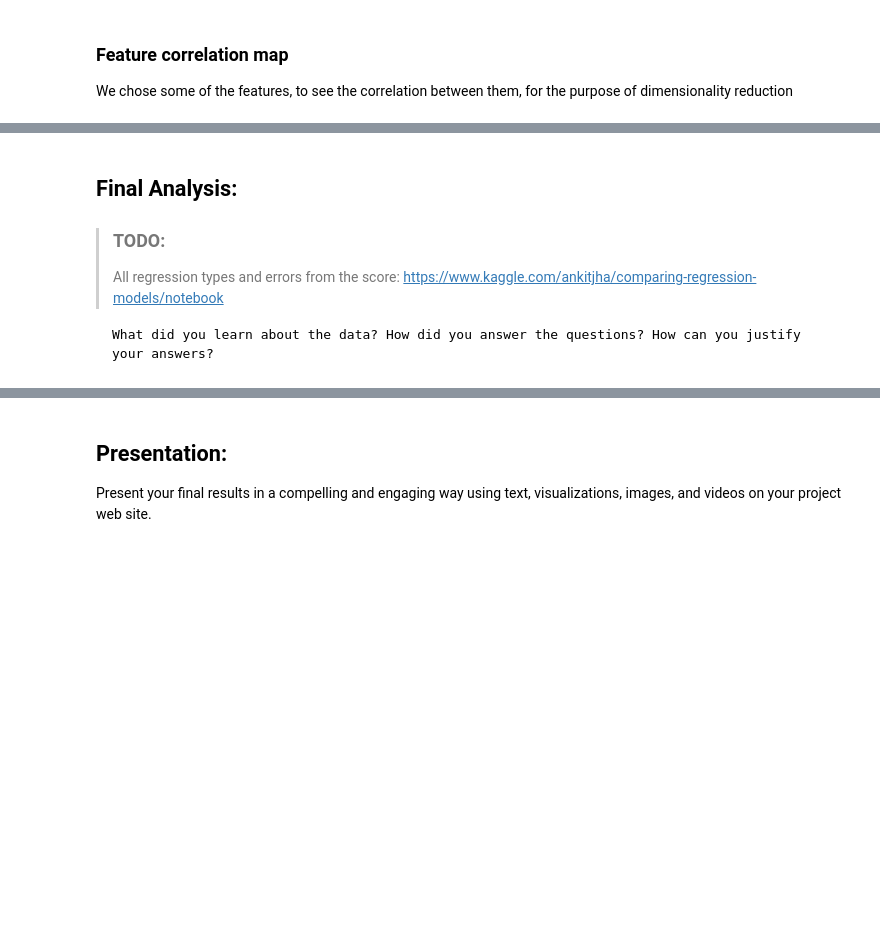
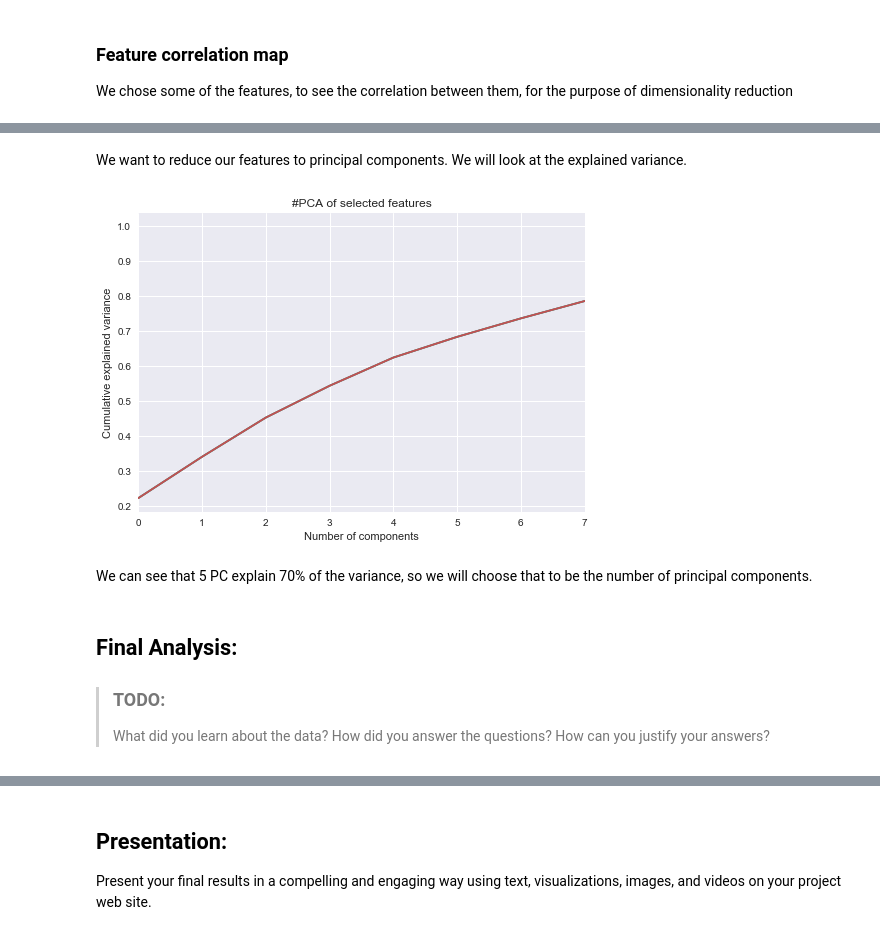
Before and after one commit to miriost/IMDB_project, a Jupyter notebook: IMDB project notebook.ipynb, the cells around one changed output, grey strips where cells are left out. Saved outputs shown, nothing was run; the diff lists cells and outputs as text; code cells hidden in the pictures; blank space fills up the shorter version.

```diff
--- a/IMDB project notebook.ipynb
+++ b/IMDB project notebook.ipynb
@@ -242,9 +240,22 @@ plt.show()
+# %% [markdown]
+We want to reduce our features to principal components. We will look at the explained variance.
+# %%
+from sklearn.decomposition import PCA
+from sklearn.preprocessing import StandardScaler
+from sklearn.model_selection import train_test_split
+x_train, x_test, y_train, y_test = train_test_split(
+        df[selectedFeatures].drop('imdb_score', axis='columns').dropna(), df.dropna(subset=selectedFeatures, axis=0)['imdb_score'],
+        test_size=0.3,
+        random_state=666)
+x_std = StandardScaler().fit_transform(x_train)
+reg.showPca(x_std)
+plt.show()
+# %% [output]
+[figure, added]
+# %% [markdown]
+We can see that 5 PC explain 70% of the variance, so we will choose that to be the number of principal components.
 # %% [markdown]
 ## Final Analysis:
 
 > ### TODO:
-> All regression types and errors from the score:
-> https://www.kaggle.com/ankitjha/comparing-regression-models/notebook
-
-
-    What did you learn about the data? How did you answer the questions? How can you justify your answers?
+> What did you learn about the data? How did you answer the questions? How can you justify your answers?
```
Also changed, not shown: parts of 7 cells of this notebook, 3 other files.
